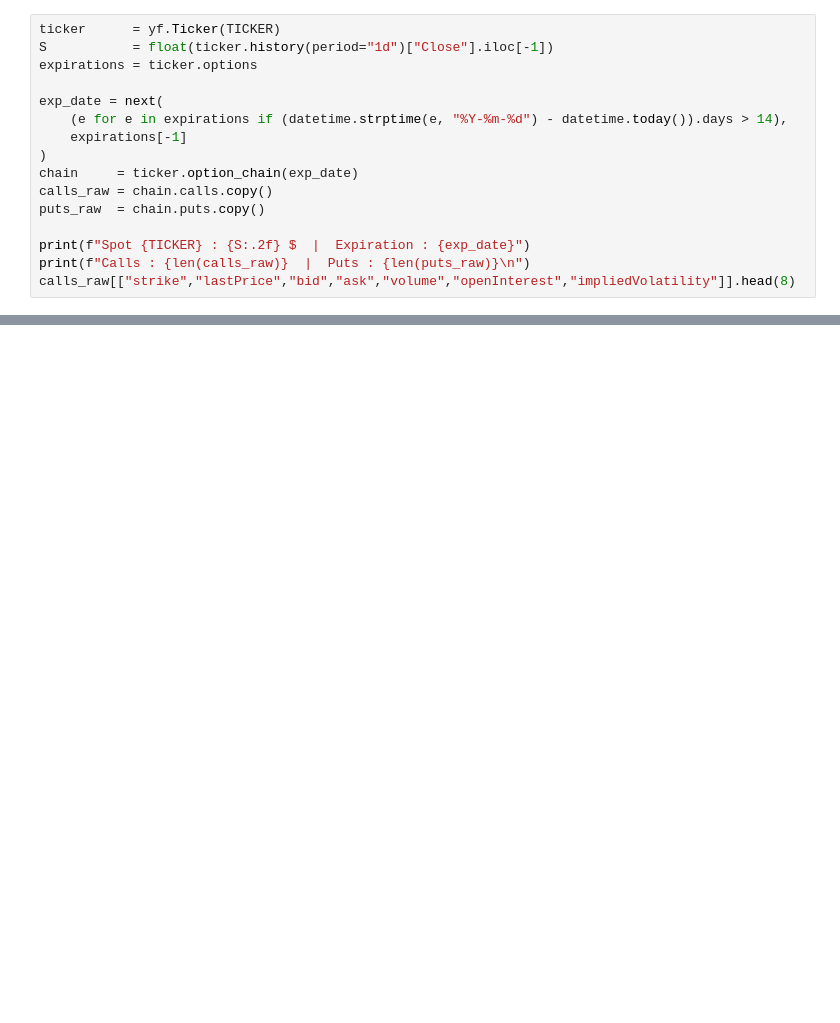
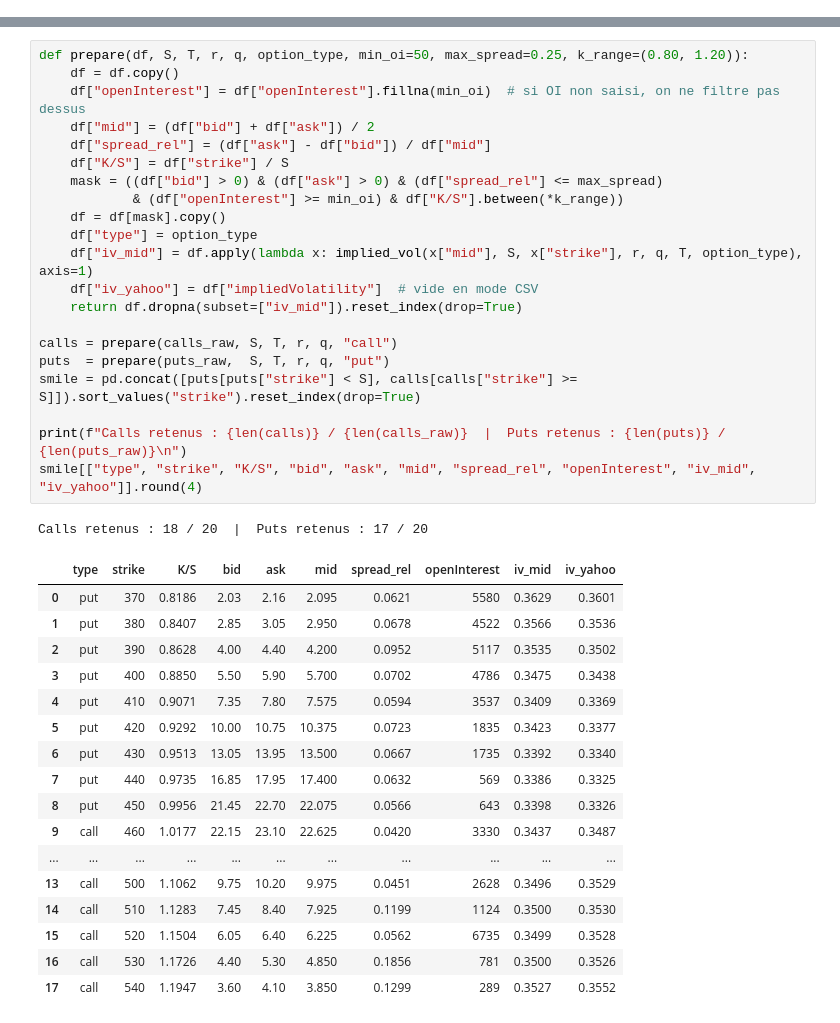
Before and after one commit to leochdk/project-pricing-option-tsmc, a Jupyter notebook: projet_options_tsmc.ipynb, the cells around one changed output, grey strips where cells are left out. Saved outputs shown, nothing was run; the diff lists cells and outputs as text; blank space fills up the shorter version.

```diff
--- a/projet_options_tsmc.ipynb
+++ b/projet_options_tsmc.ipynb
@@ -97,16 +94,0 @@ Récupération de la chaîne d'options TSMC via `yfinance`. On sélectionne une
-# %%
-ticker      = yf.Ticker(TICKER)
-S           = float(ticker.history(period="1d")["Close"].iloc[-1])
-expirations = ticker.options
-
-exp_date = next(
-    (e for e in expirations if (datetime.strptime(e, "%Y-%m-%d") - datetime.today()).days > 14),
-    expirations[-1]
-)
-chain     = ticker.option_chain(exp_date)
-calls_raw = chain.calls.copy()
-puts_raw  = chain.puts.copy()
-
-print(f"Spot {TICKER} : {S:.2f} $  |  Expiration : {exp_date}")
-print(f"Calls : {len(calls_raw)}  |  Puts : {len(puts_raw)}\n")
-calls_raw[["strike","lastPrice","bid","ask","volume","openInterest","impliedVolatility"]].head(8)
@@ -372,0 +169,40 @@ Ce framework est directement extensible vers des modèles à volatilité stochas
+# %%
+def prepare(df, S, T, r, q, option_type, min_oi=50, max_spread=0.25, k_range=(0.80, 1.20)):
+    df = df.copy()
+    df["openInterest"] = df["openInterest"].fillna(min_oi)  # si OI non saisi, on ne filtre pas dessus
+    df["mid"] = (df["bid"] + df["ask"]) / 2
+    df["spread_rel"] = (df["ask"] - df["bid"]) / df["mid"]
+    df["K/S"] = df["strike"] / S
+    mask = ((df["bid"] > 0) & (df["ask"] > 0) & (df["spread_rel"] <= max_spread)
+            & (df["openInterest"] >= min_oi) & df["K/S"].between(*k_range))
+    df = df[mask].copy()
+    df["type"] = option_type
+    df["iv_mid"] = df.apply(lambda x: implied_vol(x["mid"], S, x["strike"], r, q, T, option_type), axis=1)
+    df["iv_yahoo"] = df["impliedVolatility"]  # vide en mode CSV
+    return df.dropna(subset=["iv_mid"]).reset_index(drop=True)
+
+calls = prepare(calls_raw, S, T, r, q, "call")
+puts  = prepare(puts_raw,  S, T, r, q, "put")
+smile = pd.concat([puts[puts["strike"] < S], calls[calls["strike"] >= S]]).sort_values("strike").reset_index(drop=True)
+
+print(f"Calls retenus : {len(calls)} / {len(calls_raw)}  |  Puts retenus : {len(puts)} / {len(puts_raw)}\n")
+smile[["type", "strike", "K/S", "bid", "ask", "mid", "spread_rel", "openInterest", "iv_mid", "iv_yahoo"]].round(4)
+# %% [output]
+Calls retenus : 18 / 20  |  Puts retenus : 17 / 20
+|  | type | strike | K/S | bid | ask | mid | spread_rel | openInterest | iv_mid | iv_yahoo |
+| 0 | put | 370 | 0.8186 | 2.03 | 2.16 | 2.095 | 0.0621 | 5580 | 0.3629 | 0.3601 |
+| 1 | put | 380 | 0.8407 | 2.85 | 3.05 | 2.950 | 0.0678 | 4522 | 0.3566 | 0.3536 |
+| 2 | put | 390 | 0.8628 | 4.00 | 4.40 | 4.200 | 0.0952 | 5117 | 0.3535 | 0.3502 |
+| 3 | put | 400 | 0.8850 | 5.50 | 5.90 | 5.700 | 0.0702 | 4786 | 0.3475 | 0.3438 |
+| 4 | put | 410 | 0.9071 | 7.35 | 7.80 | 7.575 | 0.0594 | 3537 | 0.3409 | 0.3369 |
+| 5 | put | 420 | 0.9292 | 10.00 | 10.75 | 10.375 | 0.0723 | 1835 | 0.3423 | 0.3377 |
+| 6 | put | 430 | 0.9513 | 13.05 | 13.95 | 13.500 | 0.0667 | 1735 | 0.3392 | 0.3340 |
+| 7 | put | 440 | 0.9735 | 16.85 | 17.95 | 17.400 | 0.0632 | 569 | 0.3386 | 0.3325 |
+| 8 | put | 450 | 0.9956 | 21.45 | 22.70 | 22.075 | 0.0566 | 643 | 0.3398 | 0.3326 |
+| 9 | call | 460 | 1.0177 | 22.15 | 23.10 | 22.625 | 0.0420 | 3330 | 0.3437 | 0.3487 |
+| ... | ... | ... | ... | ... | ... | ... | ... | ... | ... | ... |
+| 13 | call | 500 | 1.1062 | 9.75 | 10.20 | 9.975 | 0.0451 | 2628 | 0.3496 | 0.3529 |
+| 14 | call | 510 | 1.1283 | 7.45 | 8.40 | 7.925 | 0.1199 | 1124 | 0.3500 | 0.3530 |
+| 15 | call | 520 | 1.1504 | 6.05 | 6.40 | 6.225 | 0.0562 | 6735 | 0.3499 | 0.3528 |
+| 16 | call | 530 | 1.1726 | 4.40 | 5.30 | 4.850 | 0.1856 | 781 | 0.3500 | 0.3526 |
+| 17 | call | 540 | 1.1947 | 3.60 | 4.10 | 3.850 | 0.1299 | 289 | 0.3527 | 0.3552 |
```
Also changed, not shown: parts of 31 cells of this notebook, 1 other file.
